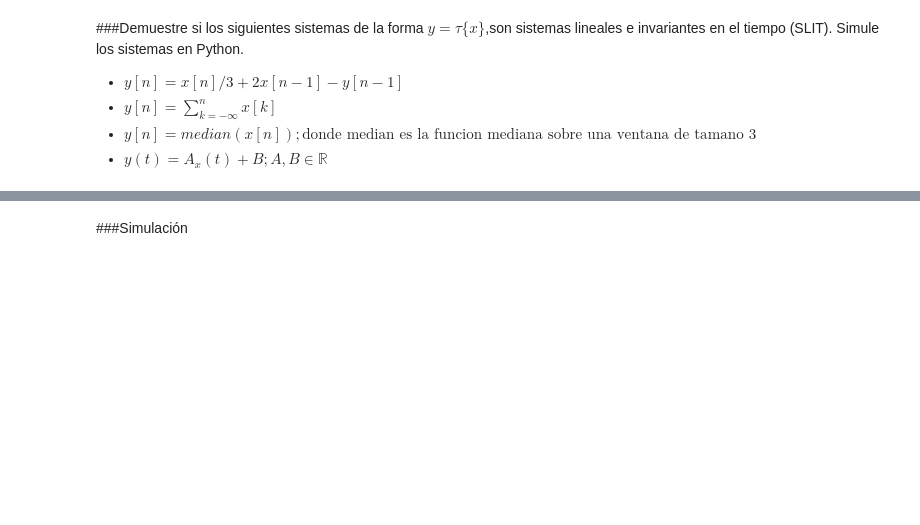
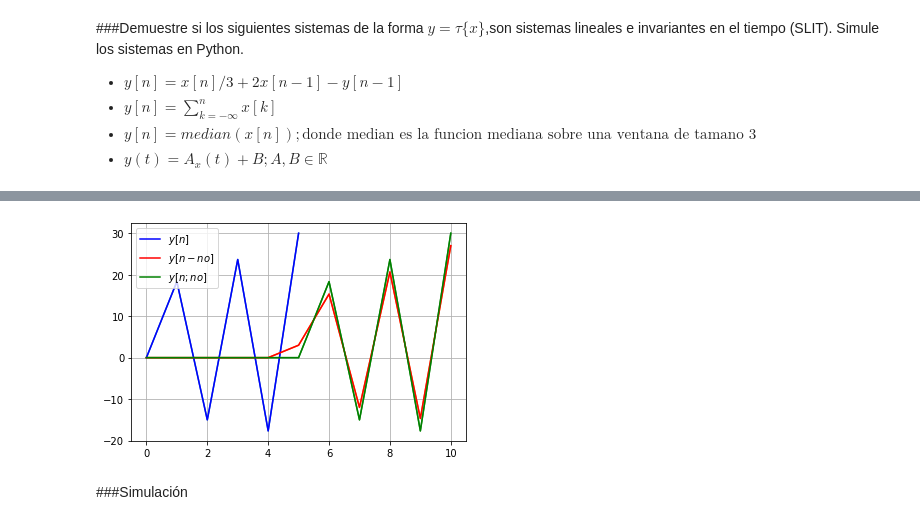
Before and after one commit to aguaranguay/se-ales, a Jupyter notebook: Taller1.ipynb, the cells around one changed output, grey strips where cells are left out. Saved outputs shown, nothing was run; the diff lists cells and outputs as text; code cells hidden in the pictures; blank space fills up the shorter version.

```diff
--- a/Taller1.ipynb
+++ b/Taller1.ipynb
@@ -1355,19 +1381,0 @@ Como $y^1[n] \not= y^2[n] $ el sistema no es lineal, por lo tanto no es SLIT.
-# %%
-N=10
-
-n = np.linspace(-N,N,2*N+1)
-u = n >= no
-x = A*np.cos(n*np.pi)*u
-
-nc = np.linspace(-N,N,1000)
-uc = nc >= no
-xc = A*np.cos(nc*np.pi)*uc
-
-plt.plot(nc,xc, color='y', label="$x(t)$")
-plt.stem(n,x, label="$x[n]$")
-plt.legend()
-plt.xlabel('$t$')
-plt.grid()
-plt.ylabel('$x(t)$')
-plt.title("Señal $x[n]$")
-plt.show()
@@ -1373,0 +1416,51 @@ plt.show()
+# %%
+import numpy as np
+import matplotlib.pyplot as plt
+no = 5
+n=6
+
+z = np.zeros(no)
+x = np.random.randint(0,10,n)
+print(x)
+xn = np.hstack((z,x))
+print(xn)
+
+y = np.zeros(n)
+y1 = np.zeros(len(xn))
+
+print
+
+def sis(x):
+  y = np.zeros(len(x))
+  for i in range(1,len(y)):
+    y[i]=x[i]/3+2*x[i-1]-y[i-1]
+
+  return y
+
+
+y = sis(x)
+y1 = sis(xn)
+y2 = np.zeros(len(y)+no)
+y2 = np.hstack((z,y))
+
+print(y)
+print(y1)
+print(y2)
+
+
+plt.plot(y)
+
+plt.plot(y1)
+
+plt.plot(y2)
+
+plt.plot(y,color='b', label="$y[n]$")
+plt.plot(y1,color='r',label="$y[n-no]$")
+plt.plot(y2,color='g',label="$y[n;no]$")
+plt.legend()
+
+
+plt.grid()
+
+plt.show()
+# %% [output]
@@ -1374,3 +1477,4 @@ plt.show()
+[figure, added]
 # %% [markdown]
 ###Simulación
 # %% [markdown]
```
Also changed, not shown: parts of 3 cells of this notebook.
